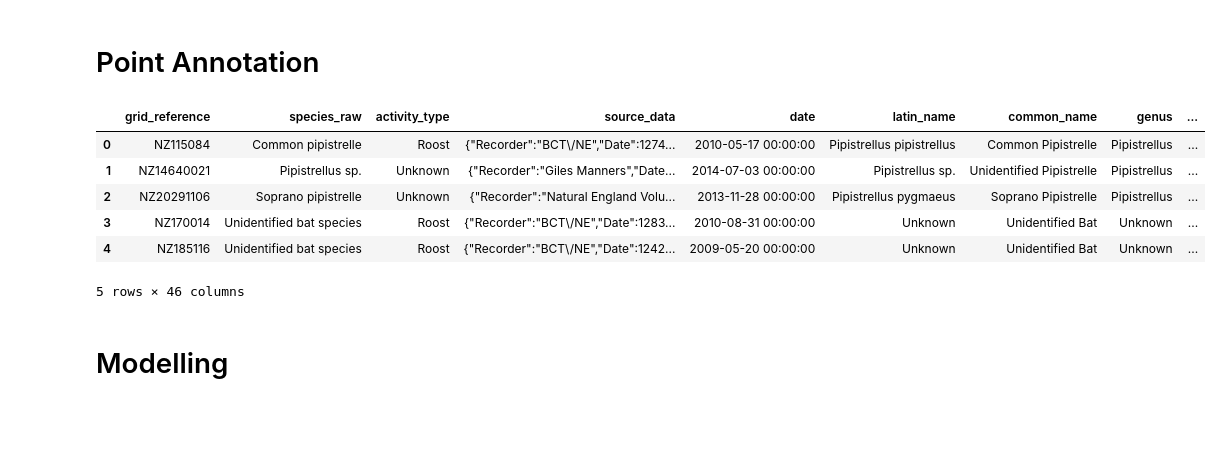
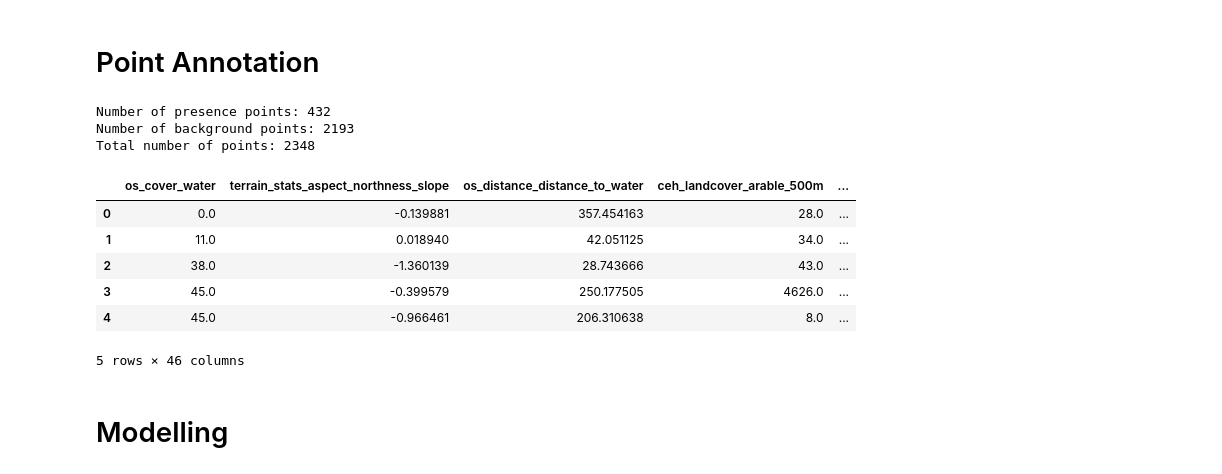
Before and after one commit to MatthewJWhittle/shefflied-bats, a Jupyter notebook: notebooks/modelling-one-sp.ipynb, the cells around one changed output. Drawn from its saved outputs; the diff is of its cells as text; code cells hidden in the pictures; blank space fills up the shorter version.

Commit message:
improve modelling and fix some imports

```diff
--- a/notebooks/modelling-one-sp.ipynb
+++ b/notebooks/modelling-one-sp.ipynb
@@ -182,34 +227,41 @@ evs_multiscale["ceh-land-cover-100m_Urban_500m"].plot()
 # %% [markdown]
 # Point Annotation
-# %%
-## Annotate points
-from tempfile import NamedTemporaryFile
-ev_raster =  Path("data/sdm_predictions/evs.tif")
-# Write the EVs to a temporary file and annotate the background and presence points
-
-evs_multiscale.rio.to_raster(ev_raster)
-
-
-ev_columns = list(evs_multiscale.data_vars.keys())
-bats_ant = ela.annotate(
-    bats,
-    ev_raster,
-    labels = ev_columns,
-)
-background = ela.annotate(
-    background,
-    ev_raster,
-    labels = ev_columns,
-)
+# %%
+from sdm.data.processing import annotate_points
+
+ev_columns = list(evs_to_model.data_vars.keys())
+
+presence_annotated, background_annotated = annotate_points(bats, background, ev_raster=ev_path, ev_columns=ev_columns)
+# %%
+
+occurence_data = prepare_occurrence_data(
+    presence_gdf=presence_annotated,
+    background_gdf=background_annotated,
+    background_density=background_annotated.density,
+    grid_gdf=grid_points,
+    input_vars=ev_columns,
+    drop_na=True,
+    sample_weight_n_neighbors=5,
+    filter_to_grid=True
+)
+
+print(f"Number of presence points: {len(presence_annotated)}")
+print(f"Number of background points: {len(background_annotated)}")
+
+print(f"Total number of points: {len(occurence_data)}")
+# %% [output]
+Number of presence points: 432
+Number of background points: 2193
+Total number of points: 2348
 # %%
-bats_ant.head()
+occurence_data.head()
 # %% [output]
-|  | grid_reference | species_raw | activity_type | source_data | date | latin_name | common_name | genus | ... |
-| 0 | NZ115084 | Common pipistrelle | Roost | {"Recorder":"BCT\/NE","Date":1274... | 2010-05-17 00:00:00 | Pipistrellus pipistrellus | Common Pipistrelle | Pipistrellus | ... |
-| 1 | NZ14640021 | Pipistrellus sp. | Unknown | {"Recorder":"Giles Manners","Date... | 2014-07-03 00:00:00 | Pipistrellus sp. | Unidentified Pipistrelle | Pipistrellus | ... |
-| 2 | NZ20291106 | Soprano pipistrelle | Unknown | {"Recorder":"Natural England Volu... | 2013-11-28 00:00:00 | Pipistrellus pygmaeus | Soprano Pipistrelle | Pipistrellus | ... |
-| 3 | NZ170014 | Unidentified bat species | Roost | {"Recorder":"BCT\/NE","Date":1283... | 2010-08-31 00:00:00 | Unknown | Unidentified Bat | Unknown | ... |
-| 4 | NZ185116 | Unidentified bat species | Roost | {"Recorder":"BCT\/NE","Date":1242... | 2009-05-20 00:00:00 | Unknown | Unidentified Bat | Unknown | ... |
+|  | os_cover_water | terrain_stats_aspect_northness_slope | os_distance_distance_to_water | ceh_landcover_arable_500m | ... |
+| 0 | 0.0 | -0.139881 | 357.454163 | 28.0 | ... |
+| 1 | 11.0 | 0.018940 | 42.051125 | 34.0 | ... |
+| 2 | 38.0 | -1.360139 | 28.743666 | 43.0 | ... |
+| 3 | 45.0 | -0.399579 | 250.177505 | 4626.0 | ... |
+| 4 | 45.0 | -0.966461 | 206.310638 | 8.0 | ... |
 5 rows × 46 columns
 # %% [markdown]
 # Modelling
```
Also changed, not shown: parts of 32 cells of this notebook, 22 other files.
